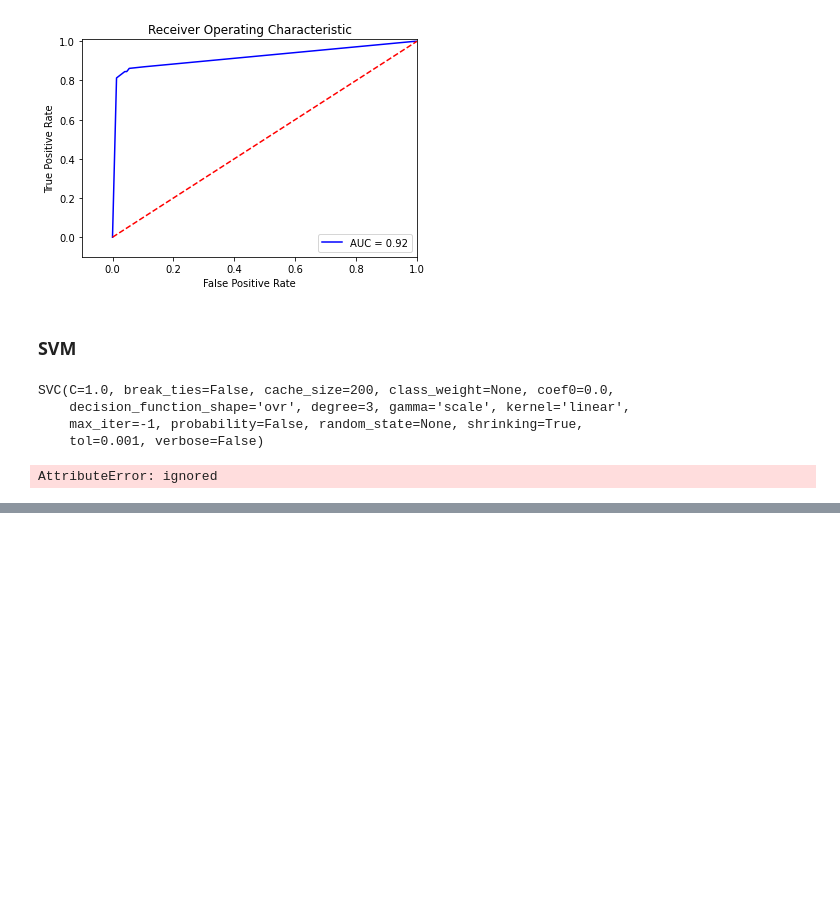
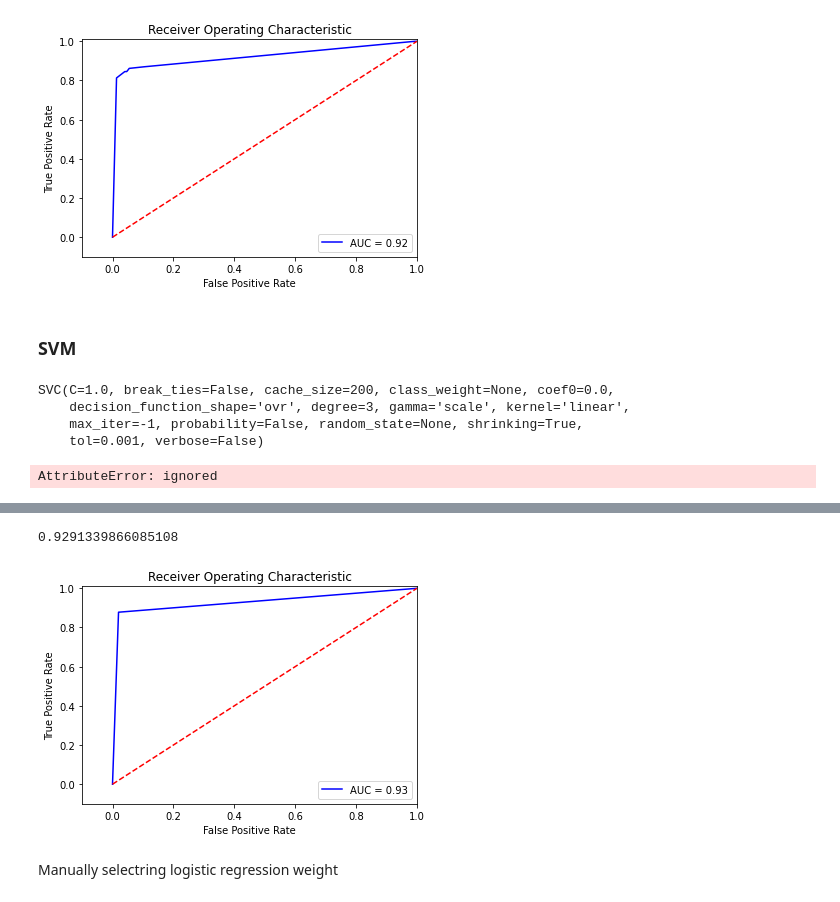
Before and after one commit to joybratas1/Credit-Card-Fraud-Project, a Jupyter notebook: CCFraud_ Decision Tree.ipynb, the cells around one changed output, grey strips where cells are left out. Cells and saved outputs as stored; diff of their text form; code cells hidden in the pictures; blank space fills up the shorter version.

```diff
--- a/CCFraud_ Decision Tree.ipynb
+++ b/CCFraud_ Decision Tree.ipynb
@@ -686,16 +728,22 @@ print(pd.crosstab(y_test, y_test_CART_smote, rownames = ['True'], colnames = ['P
 # %%
-roc_auc_score(y_test, pred_prob_svm)
+roc_auc_score(y_test, y_test_SVM_smote)
+# %% [output]
+0.9291339866085108
 # %%
-fpr, tpr, thresholds = roc_curve(y_test.ravel(),pred_prob_svm)
+fpr, tpr, thresholds = roc_curve(y_test.ravel(),y_test_SVM_smote)
 roc_auc = auc(fpr,tpr)
 
 # Plot ROC
 plt.title('Receiver Operating Characteristic')
 plt.plot(fpr, tpr, 'b',label='AUC = %0.2f'% roc_auc)
 plt.legend(loc='lower right')
 plt.plot([0,1],[0,1],'r--')
 plt.xlim([-0.1,1.0])
 plt.ylim([-0.1,1.01])
 plt.ylabel('True Positive Rate')
 plt.xlabel('False Positive Rate')
 plt.show()
+# %% [output]
+[figure, added]
+# %% [markdown]
+Manually selectring logistic regression weight
```
Also changed, not shown: parts of 9 cells of this notebook.
